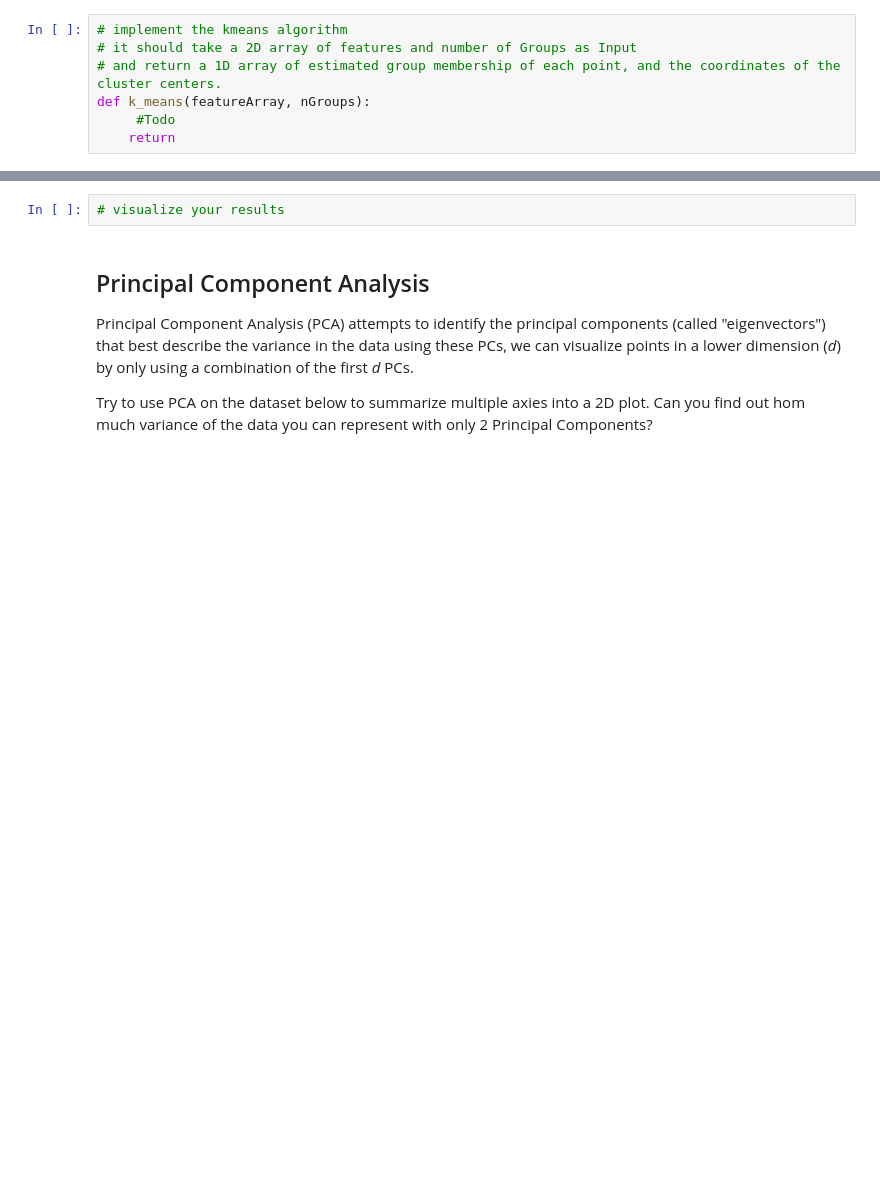
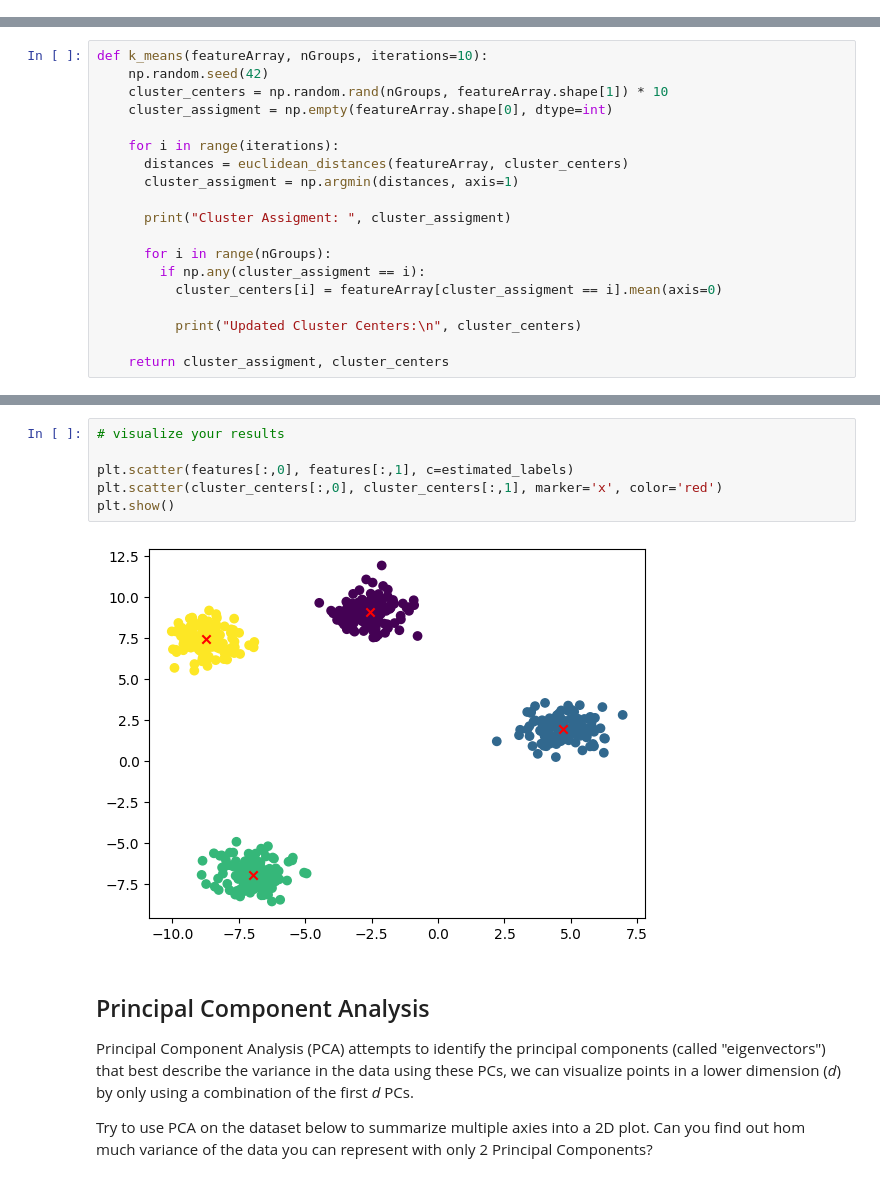
Before and after one commit to Yara-Cordero/M256_YaCor, a Jupyter notebook: Day 1/04_unsupervisedml.ipynb, the cells around one changed output, grey strips where cells are left out. Cells and saved outputs as stored; diff of their text form; blank space fills up the shorter version.

```diff
--- a/Day 1/04_unsupervisedml.ipynb
+++ b/Day 1/04_unsupervisedml.ipynb
@@ -52,7 +56,0 @@ plt.plot()
-# %%
-# implement the kmeans algorithm
-# it should take a 2D array of features and number of Groups as Input
-# and return a 1D array of estimated group membership of each point, and the coordinates of the cluster centers.
-def k_means(featureArray, nGroups):
-     #Todo
-    return
@@ -59,3 +100,22 @@ def k_means(featureArray, nGroups):
+# %%
+def k_means(featureArray, nGroups, iterations=10):
+    np.random.seed(42)
+    cluster_centers = np.random.rand(nGroups, featureArray.shape[1]) * 10
+    cluster_assigment = np.empty(featureArray.shape[0], dtype=int)
+
+    for i in range(iterations):
+      distances = euclidean_distances(featureArray, cluster_centers)
+      cluster_assigment = np.argmin(distances, axis=1)
+
+      print("Cluster Assigment: ", cluster_assigment)
+
+      for i in range(nGroups):
+        if np.any(cluster_assigment == i):
+          cluster_centers[i] = featureArray[cluster_assigment == i].mean(axis=0)
+
+          print("Updated Cluster Centers:\n", cluster_centers)
+
+    return cluster_assigment, cluster_centers
 # %%
 # apply k means to your dataset to cluster the data
 
@@ -65,5 +144,11 @@ TypeError: cannot unpack non-iterable NoneType object
-# %%
-# visualize your results
+# %%
+# visualize your results
+
+plt.scatter(features[:,0], features[:,1], c=estimated_labels)
+plt.scatter(cluster_centers[:,0], cluster_centers[:,1], marker='x', color='red')
+plt.show()
+# %% [output]
+[figure, added]
 # %% [markdown]
 ## Principal Component Analysis
 Principal Component Analysis (PCA) attempts to identify the principal components (called "eigenvectors") that best describe the variance in the data using these PCs, we can visualize points in a lower dimension (*d*) by only using a combination of the first *d* PCs.
```
Also changed, not shown: parts of 3 cells of this notebook.
